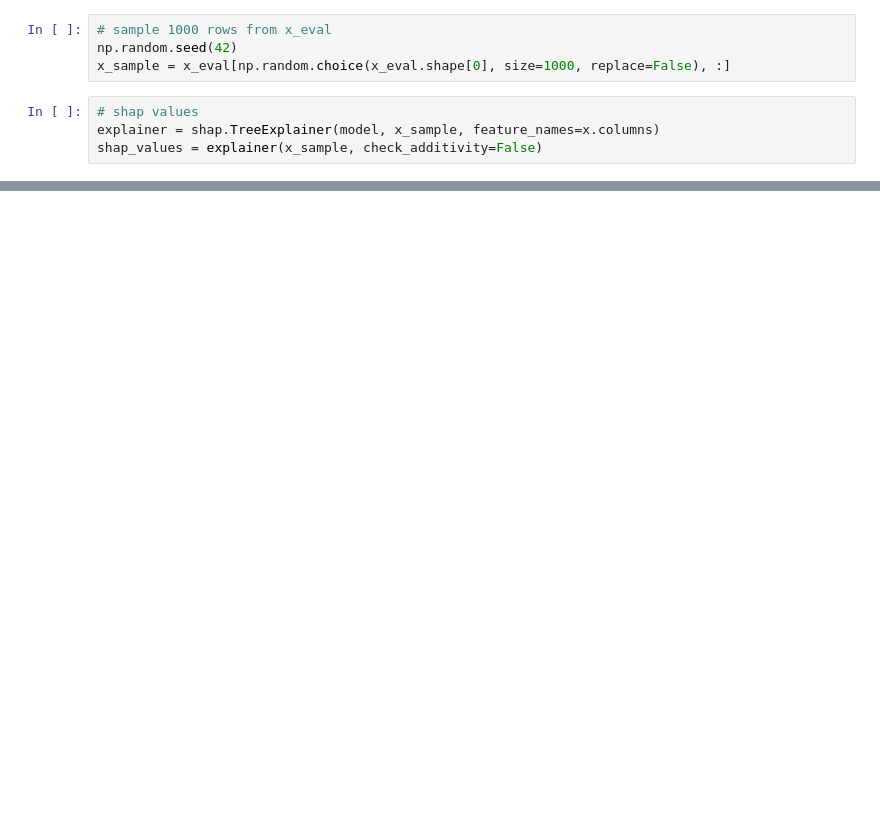
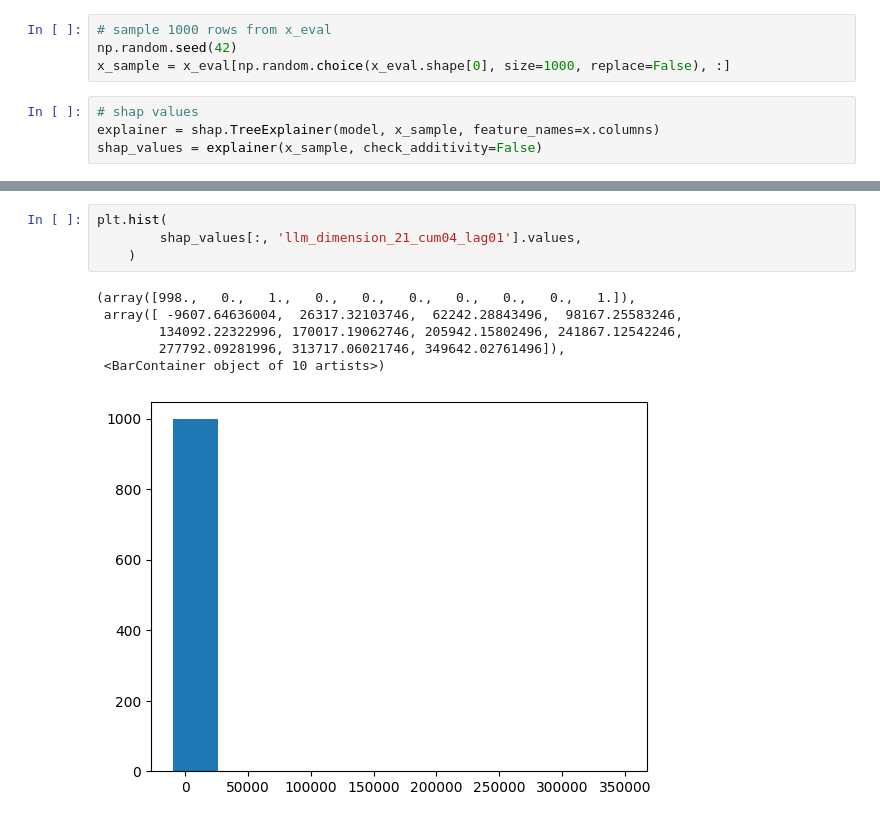
Before and after one commit to svanomm/sentiment-volume-forecasting, a Jupyter notebook: Scripts/05 Models/08 Best Model Shapley Values.ipynb, the cells around one changed output, grey strips where cells are left out. Drawn from its saved outputs; the diff is of its cells as text; blank space fills up the shorter version.

```diff
--- a/Scripts/05 Models/08 Best Model Shapley Values.ipynb
+++ b/Scripts/05 Models/08 Best Model Shapley Values.ipynb
@@ -88,0 +142,11 @@ shap.plots.beeswarm(shap_values, max_display=100)
+# %%
+plt.hist(
+        shap_values[:, 'llm_dimension_21_cum04_lag01'].values,
+    )
+# %% [output]
+(array([998.,   0.,   1.,   0.,   0.,   0.,   0.,   0.,   0.,   1.]),
+ array([ -9607.64636004,  26317.32103746,  62242.28843496,  98167.25583246,
+        134092.22322996, 170017.19062746, 205942.15802496, 241867.12542246,
+        277792.09281996, 313717.06021746, 349642.02761496]),
+ <BarContainer object of 10 artists>)
+[figure, added]
```
Also changed, not shown: parts of 11 cells of this notebook, 14 other files.
